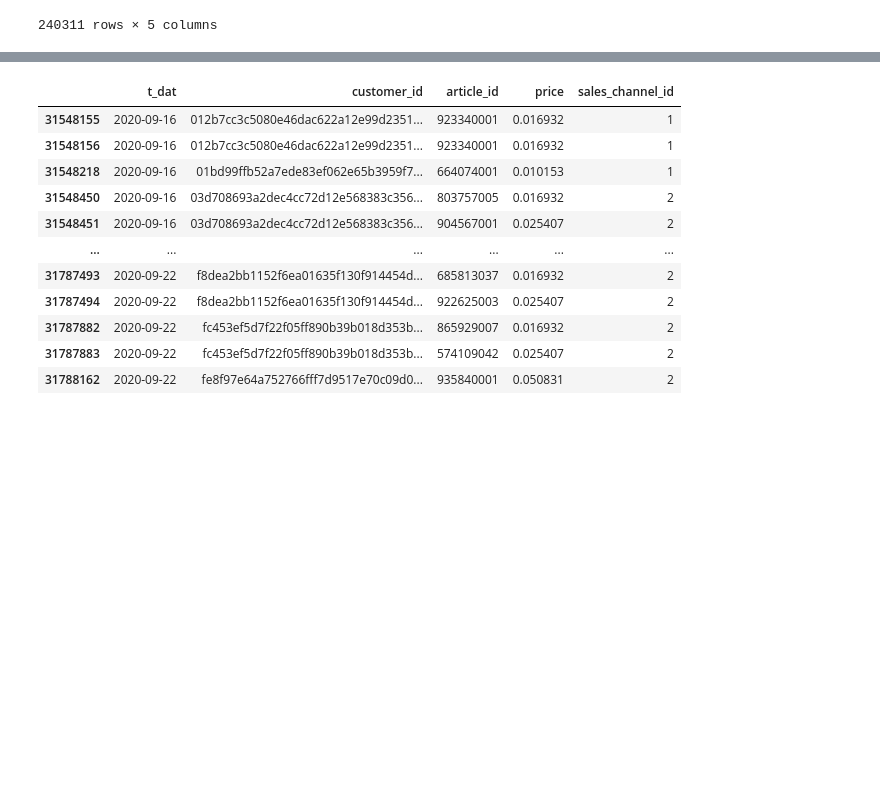
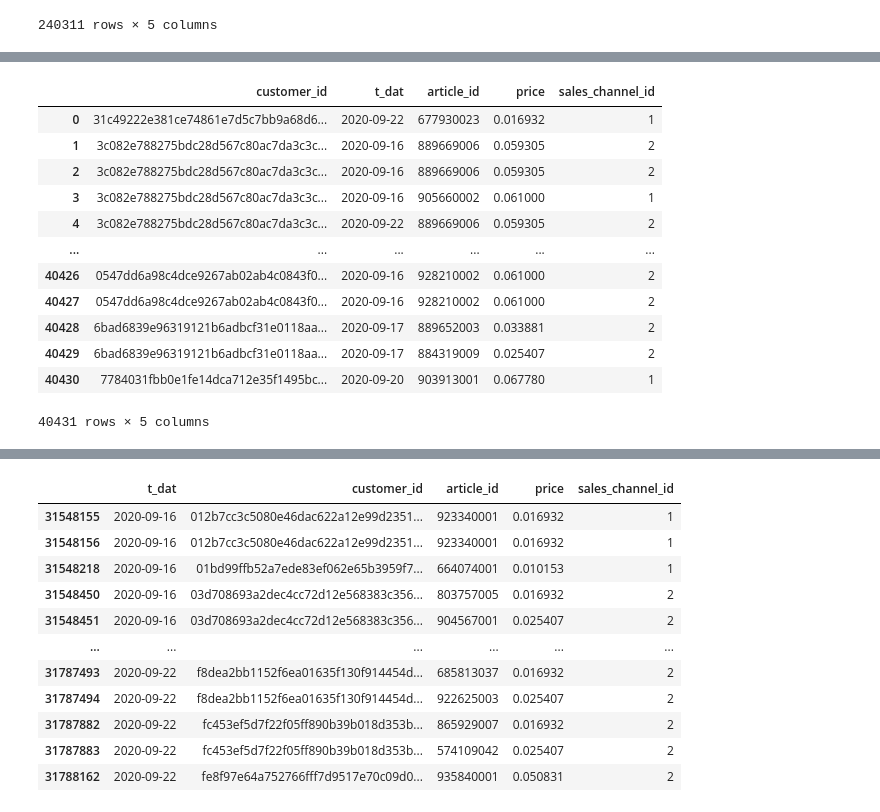
Before and after one commit to aindrila28/recommender_systems, a Jupyter notebook: Non-personalised.ipynb, the cells around one changed output, grey strips where cells are left out. Saved outputs shown, nothing was run; the diff lists cells and outputs as text; code cells hidden in the pictures; blank space fills up the shorter version.

```diff
--- a/Non-personalised.ipynb
+++ b/Non-personalised.ipynb
@@ -193,0 +256,4 @@ test
+# %%
+test_cust_new  = pd.DataFrame(test_cust_new)
+test_cust_new.columns = ['customer_id']
+test_cust_new
@@ -193,0 +291,17 @@ test
+# %%
+test_df_cust_new = pd.merge(test_cust_new, test, on='customer_id')
+test_df_cust_new
+# %% [output]
+|  | customer_id | t_dat | article_id | price | sales_channel_id |
+| 0 | 31c49222e381ce74861e7d5c7bb9a68d6... | 2020-09-22 | 677930023 | 0.016932 | 1 |
+| 1 | 3c082e788275bdc28d567c80ac7da3c3c... | 2020-09-16 | 889669006 | 0.059305 | 2 |
+| 2 | 3c082e788275bdc28d567c80ac7da3c3c... | 2020-09-16 | 889669006 | 0.059305 | 2 |
+| 3 | 3c082e788275bdc28d567c80ac7da3c3c... | 2020-09-16 | 905660002 | 0.061000 | 1 |
+| 4 | 3c082e788275bdc28d567c80ac7da3c3c... | 2020-09-22 | 889669006 | 0.059305 | 2 |
+| ... | ... | ... | ... | ... | ... |
+| 40426 | 0547dd6a98c4dce9267ab02ab4c0843f0... | 2020-09-16 | 928210002 | 0.061000 | 2 |
+| 40427 | 0547dd6a98c4dce9267ab02ab4c0843f0... | 2020-09-16 | 928210002 | 0.061000 | 2 |
+| 40428 | 6bad6839e96319121b6adbcf31e0118aa... | 2020-09-17 | 889652003 | 0.033881 | 2 |
+| 40429 | 6bad6839e96319121b6adbcf31e0118aa... | 2020-09-17 | 884319009 | 0.025407 | 2 |
+| 40430 | 7784031fbb0e1fe14dca712e35f1495bc... | 2020-09-20 | 903913001 | 0.067780 | 1 |
+40431 rows × 5 columns
```
Also changed, not shown: parts of 16 cells of this notebook, 3 other files.
